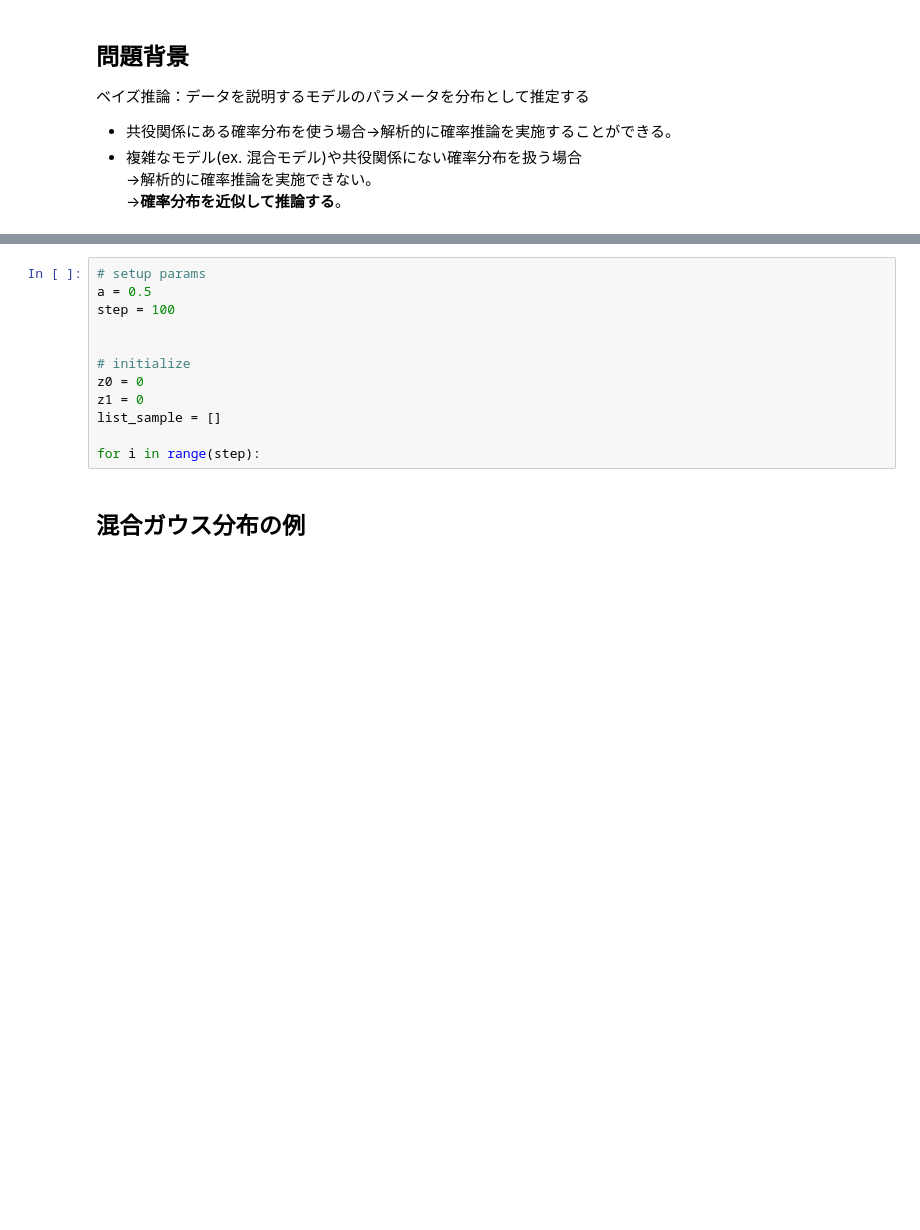
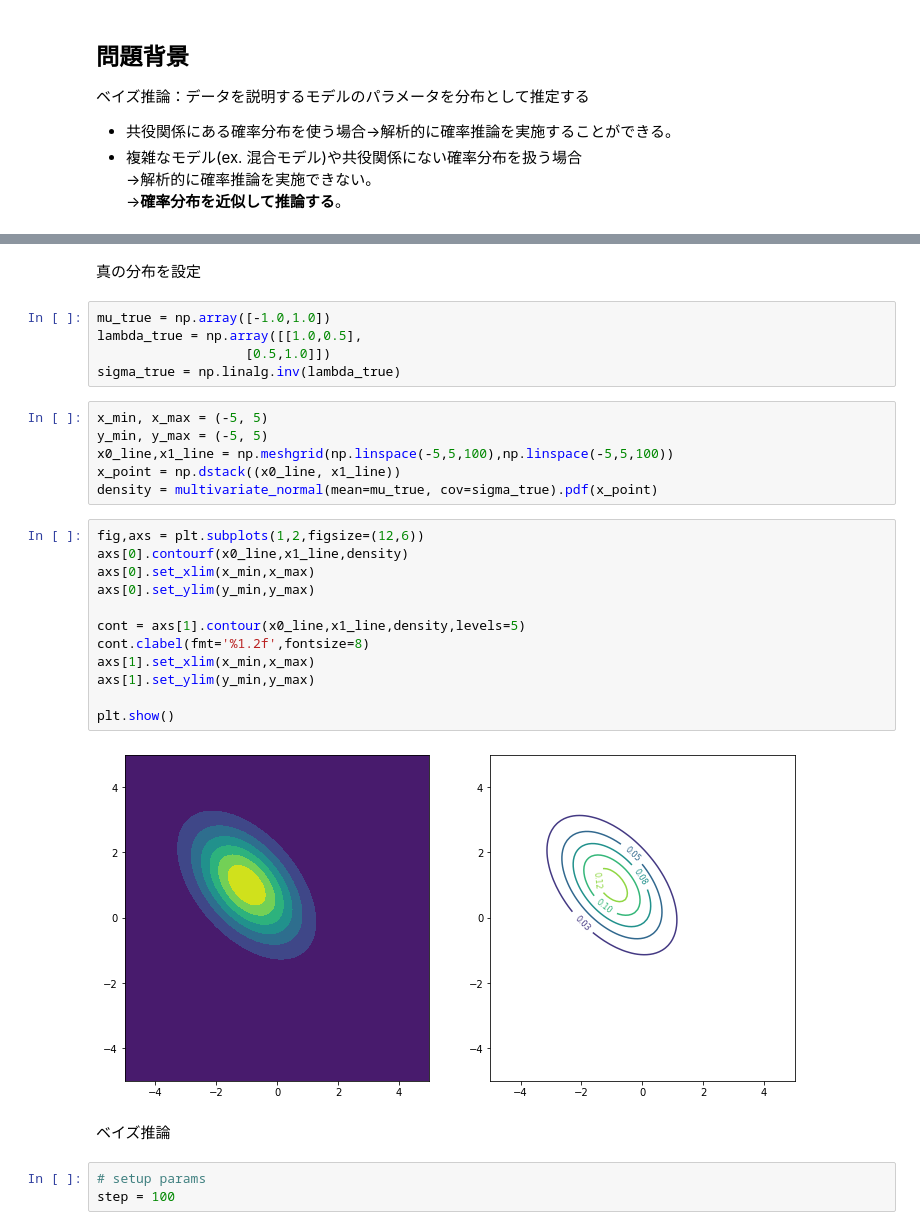
Before and after one commit to kei-mo/bayesian-ml, a Jupyter notebook: chapter4_gibbs_sampling.ipynb, the cells around one changed output, grey strips where cells are left out. Drawn from its saved outputs; the diff is of its cells as text; blank space fills up the shorter version.

```diff
--- a/chapter4_gibbs_sampling.ipynb
+++ b/chapter4_gibbs_sampling.ipynb
@@ -49,14 +187,32 @@ def gaussian2d(z0,z1,mean,co_var):
-# %%
-# setup params
-a = 0.5
-step = 100
-
-
-# initialize
-z0 = 0
-z1 = 0
-list_sample = []
-
-for i in range(step):
-# %% [markdown]
-## 混合ガウス分布の例
+# %% [markdown]
+真の分布を設定
+# %%
+mu_true = np.array([-1.0,1.0])
+lambda_true = np.array([[1.0,0.5],
+                   [0.5,1.0]])
+sigma_true = np.linalg.inv(lambda_true)
+# %%
+x_min, x_max = (-5, 5)
+y_min, y_max = (-5, 5)
+x0_line,x1_line = np.meshgrid(np.linspace(-5,5,100),np.linspace(-5,5,100))
+x_point = np.dstack((x0_line, x1_line))
+density = multivariate_normal(mean=mu_true, cov=sigma_true).pdf(x_point)
+# %%
+fig,axs = plt.subplots(1,2,figsize=(12,6))
+axs[0].contourf(x0_line,x1_line,density)
+axs[0].set_xlim(x_min,x_max)
+axs[0].set_ylim(y_min,y_max)
+
+cont = axs[1].contour(x0_line,x1_line,density,levels=5)
+cont.clabel(fmt='%1.2f',fontsize=8)
+axs[1].set_xlim(x_min,x_max)
+axs[1].set_ylim(y_min,y_max)
+
+plt.show()
+# %% [output]
+[figure, added]
+# %% [markdown]
+ベイズ推論
+# %%
+# setup params
+step = 100
```
Also changed, not shown: parts of 26 cells of this notebook.
